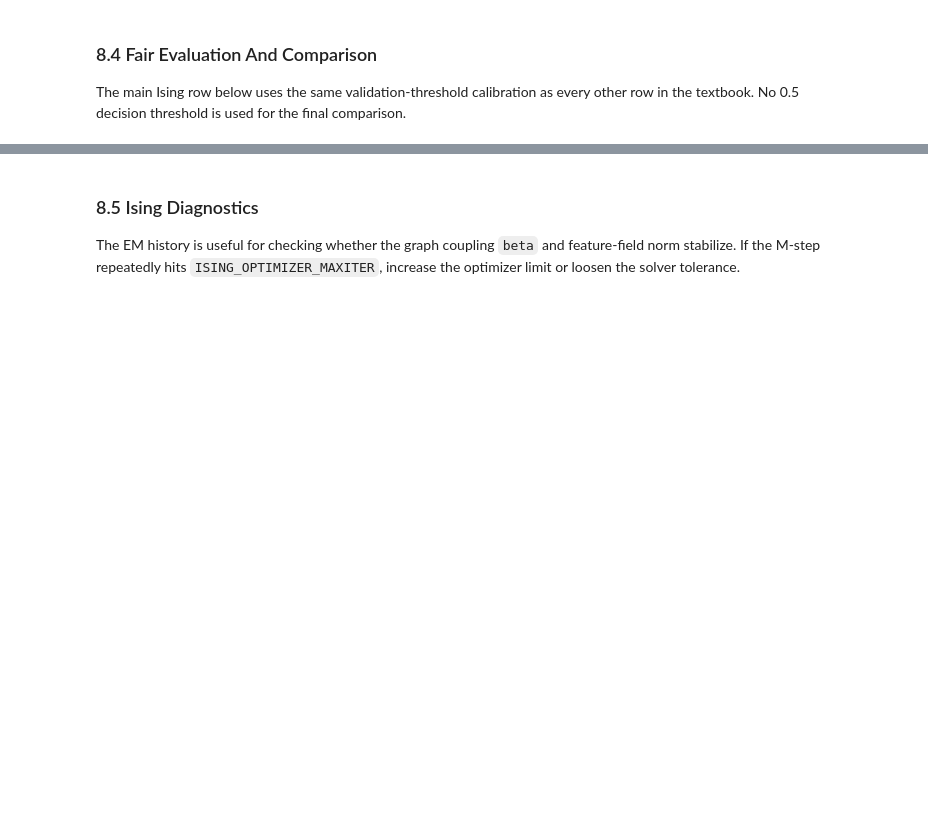
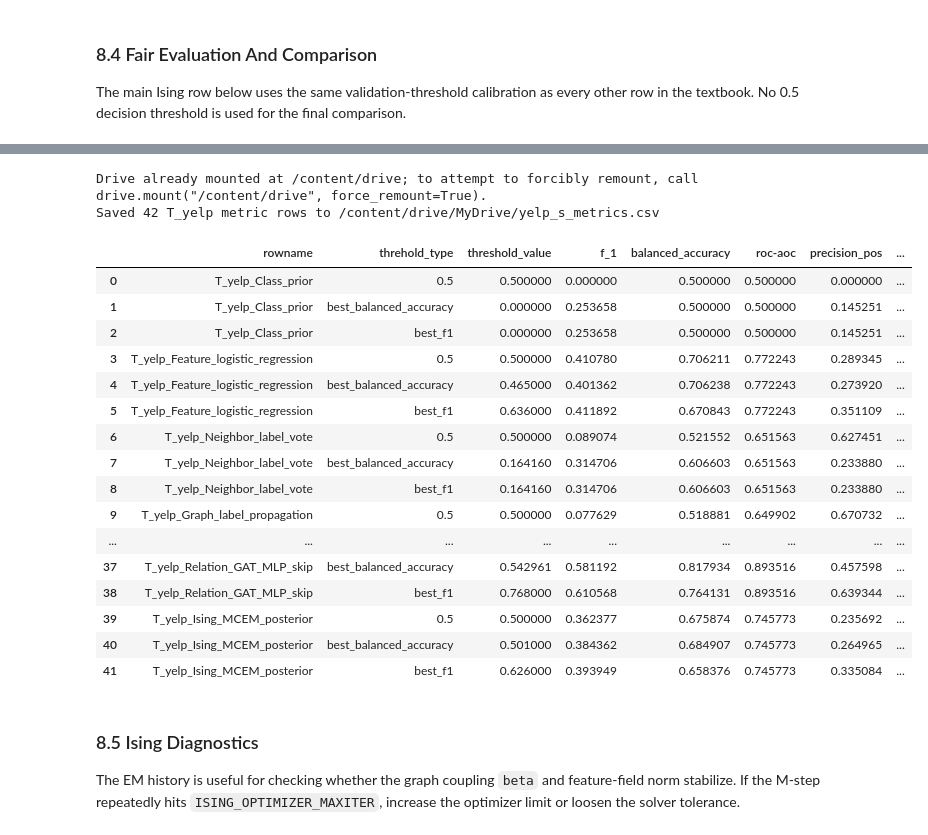
Before and after one commit to Sanchayan-Bhowal/BitcoinTransactionClassification, a Jupyter notebook: script/yelp/T_yelp_fraud_detection_textbook.ipynb, the cells around one changed output, grey strips where cells are left out. Cells and saved outputs as stored; diff of their text form; code cells hidden in the pictures; blank space fills up the shorter version.

```diff
--- a/script/yelp/T_yelp_fraud_detection_textbook.ipynb
+++ b/script/yelp/T_yelp_fraud_detection_textbook.ipynb
@@ -1686,3 +1802,48 @@ plt.show()
+# %%
+# Save computed T_yelp metric rows.
+from pathlib import Path
+
+# For Colab, set SAVE_TO_GOOGLE_DRIVE=True and edit GOOGLE_DRIVE_METRICS_CSV_PATH if needed.
+SAVE_TO_GOOGLE_DRIVE = True
+GOOGLE_DRIVE_METRICS_CSV_PATH = "/content/drive/MyDrive/yelp_metrics.csv"
+
+if SAVE_TO_GOOGLE_DRIVE:
+    from google.colab import drive
+    drive.mount("/content/drive")
+    METRICS_CSV_PATH = Path(GOOGLE_DRIVE_METRICS_CSV_PATH)
+else:
+    METRICS_CSV_PATH = Path("script/yelp/yelp_metrics.csv") if Path("script/yelp").exists() else Path("yelp_metrics.csv")
+
+METRICS_CSV_PATH.parent.mkdir(parents=True, exist_ok=True)
+t_yelp_saved_metrics = t_yelp_metric_rows.copy()
+if METRICS_CSV_PATH.exists():
+    existing = pd.read_csv(METRICS_CSV_PATH)
+    if list(existing.columns) == OUTPUT_COLUMNS:
+        t_yelp_saved_metrics = pd.concat([existing, t_yelp_saved_metrics], ignore_index=True)
+
+t_yelp_saved_metrics.to_csv(METRICS_CSV_PATH, index=False)
+print(f"Saved {len(t_yelp_metric_rows)} T_yelp metric rows to {METRICS_CSV_PATH}")
+display(t_yelp_metric_rows)
+# %% [output]
+Drive already mounted at /content/drive; to attempt to forcibly remount, call drive.mount("/content/drive", force_remount=True).
+Saved 42 T_yelp metric rows to /content/drive/MyDrive/yelp_s_metrics.csv
+|  | rowname | threhold_type | threshold_value | f_1 | balanced_accuracy | roc-aoc | precision_pos | ... |
+| 0 | T_yelp_Class_prior | 0.5 | 0.500000 | 0.000000 | 0.500000 | 0.500000 | 0.000000 | ... |
+| 1 | T_yelp_Class_prior | best_balanced_accuracy | 0.000000 | 0.253658 | 0.500000 | 0.500000 | 0.145251 | ... |
+| 2 | T_yelp_Class_prior | best_f1 | 0.000000 | 0.253658 | 0.500000 | 0.500000 | 0.145251 | ... |
+| 3 | T_yelp_Feature_logistic_regression | 0.5 | 0.500000 | 0.410780 | 0.706211 | 0.772243 | 0.289345 | ... |
+| 4 | T_yelp_Feature_logistic_regression | best_balanced_accuracy | 0.465000 | 0.401362 | 0.706238 | 0.772243 | 0.273920 | ... |
+| 5 | T_yelp_Feature_logistic_regression | best_f1 | 0.636000 | 0.411892 | 0.670843 | 0.772243 | 0.351109 | ... |
+| 6 | T_yelp_Neighbor_label_vote | 0.5 | 0.500000 | 0.089074 | 0.521552 | 0.651563 | 0.627451 | ... |
+| 7 | T_yelp_Neighbor_label_vote | best_balanced_accuracy | 0.164160 | 0.314706 | 0.606603 | 0.651563 | 0.233880 | ... |
+| 8 | T_yelp_Neighbor_label_vote | best_f1 | 0.164160 | 0.314706 | 0.606603 | 0.651563 | 0.233880 | ... |
+| 9 | T_yelp_Graph_label_propagation | 0.5 | 0.500000 | 0.077629 | 0.518881 | 0.649902 | 0.670732 | ... |
+| ... | ... | ... | ... | ... | ... | ... | ... | ... |
+| 37 | T_yelp_Relation_GAT_MLP_skip | best_balanced_accuracy | 0.542961 | 0.581192 | 0.817934 | 0.893516 | 0.457598 | ... |
+| 38 | T_yelp_Relation_GAT_MLP_skip | best_f1 | 0.768000 | 0.610568 | 0.764131 | 0.893516 | 0.639344 | ... |
+| 39 | T_yelp_Ising_MCEM_posterior | 0.5 | 0.500000 | 0.362377 | 0.675874 | 0.745773 | 0.235692 | ... |
+| 40 | T_yelp_Ising_MCEM_posterior | best_balanced_accuracy | 0.501000 | 0.384362 | 0.684907 | 0.745773 | 0.264965 | ... |
+| 41 | T_yelp_Ising_MCEM_posterior | best_f1 | 0.626000 | 0.393949 | 0.658376 | 0.745773 | 0.335084 | ... |
 # %% [markdown]
 ### 8.5 Ising Diagnostics
 
```
Also changed, not shown: parts of 20 cells of this notebook, 7 other files.
